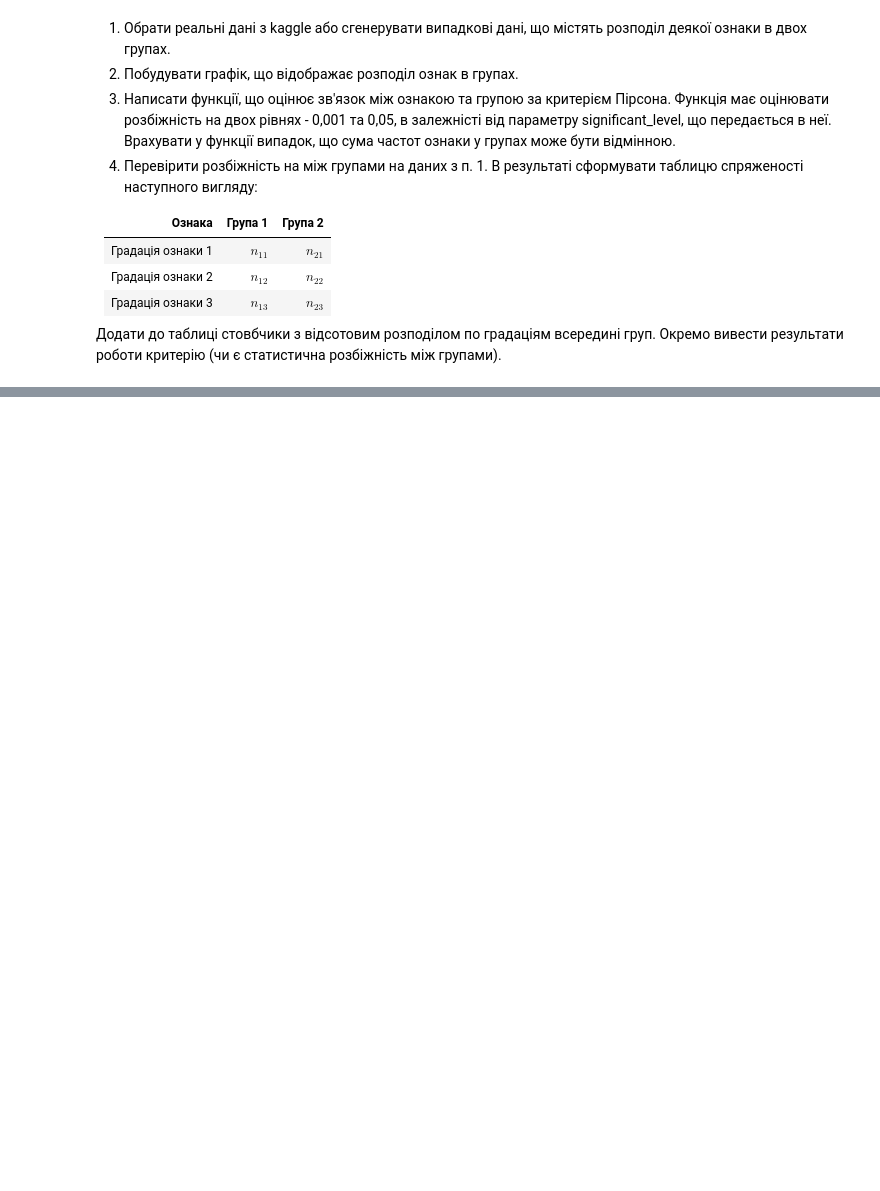
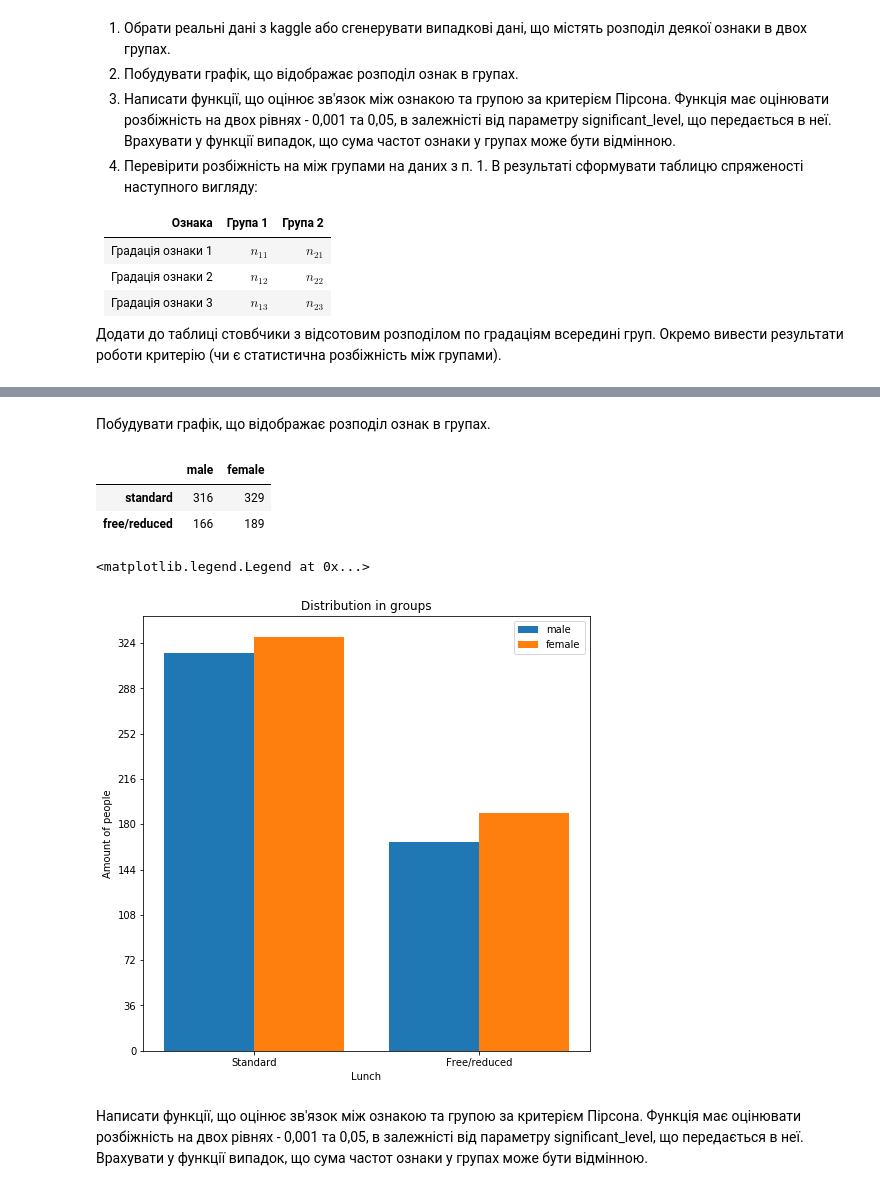
Before and after one commit to serjtarabara/BMD, a Jupyter notebook: lab5/Lab5.ipynb, the cells around one changed output, grey strips where cells are left out. Drawn from its saved outputs; the diff is of its cells as text; code cells hidden in the pictures; blank space fills up the shorter version.

```diff
--- a/lab5/Lab5.ipynb
+++ b/lab5/Lab5.ipynb
@@ -32,0 +131,39 @@ FileNotFoundError: [Errno 2] File StudentsPerformance.csv does not exist: 'Stude
+# %% [markdown]
+Побудувати графік, що відображає розподіл ознак в групах.
+# %%
+data = pd.DataFrame({
+    "male": [0 for i in range(2)],
+    "female": [0 for i in range(2)],
+}, index = ["standard", "free/reduced"])
+
+for i in range (len(alldata)):
+    data["male" if (alldata["gender"][i] == "male") else "female"][alldata["lunch"][i]] += 1
+data
+# %% [output]
+|  | male | female |
+| standard | 316 | 329 |
+| free/reduced | 166 | 189 |
+# %%
+x = np.arange(len(data))
+width = 0.4
+y = [i for i in np.linspace(0,324,10)]
+labels = ["Standard", "Free/reduced"]
+
+fig, ax = plt.subplots(figsize=(8,8))
+fig.height = 10
+rects1 = ax.bar(x - width/2, data["male"], width, label='male')
+rects2 = ax.bar(x + width/2, data["female"], width, label='female')
+
+ax.set_ylabel('Amount of people')
+ax.set_xlabel('Lunch')
+ax.set_title('Distribution in groups')
+ax.set_xticks(x)
+ax.set_xticklabels(labels)
+ax.set_yticks(y)
+
+ax.legend()
+# %% [output]
+<matplotlib.legend.Legend at 0x...>
+[figure, added]
+# %% [markdown]
+Написати функції, що оцінює зв'язок між ознакою та групою за критерієм Пірсона. Функція має оцінювати розбіжність на двох рівнях - 0,001 та 0,05, в залежністі від параметру significant_level, що передається в неї. Врахувати у функції випадок, що сума частот ознаки у групах може бути відмінною.
```
Also changed, not shown: parts of 18 cells of this notebook, 5 other files.
